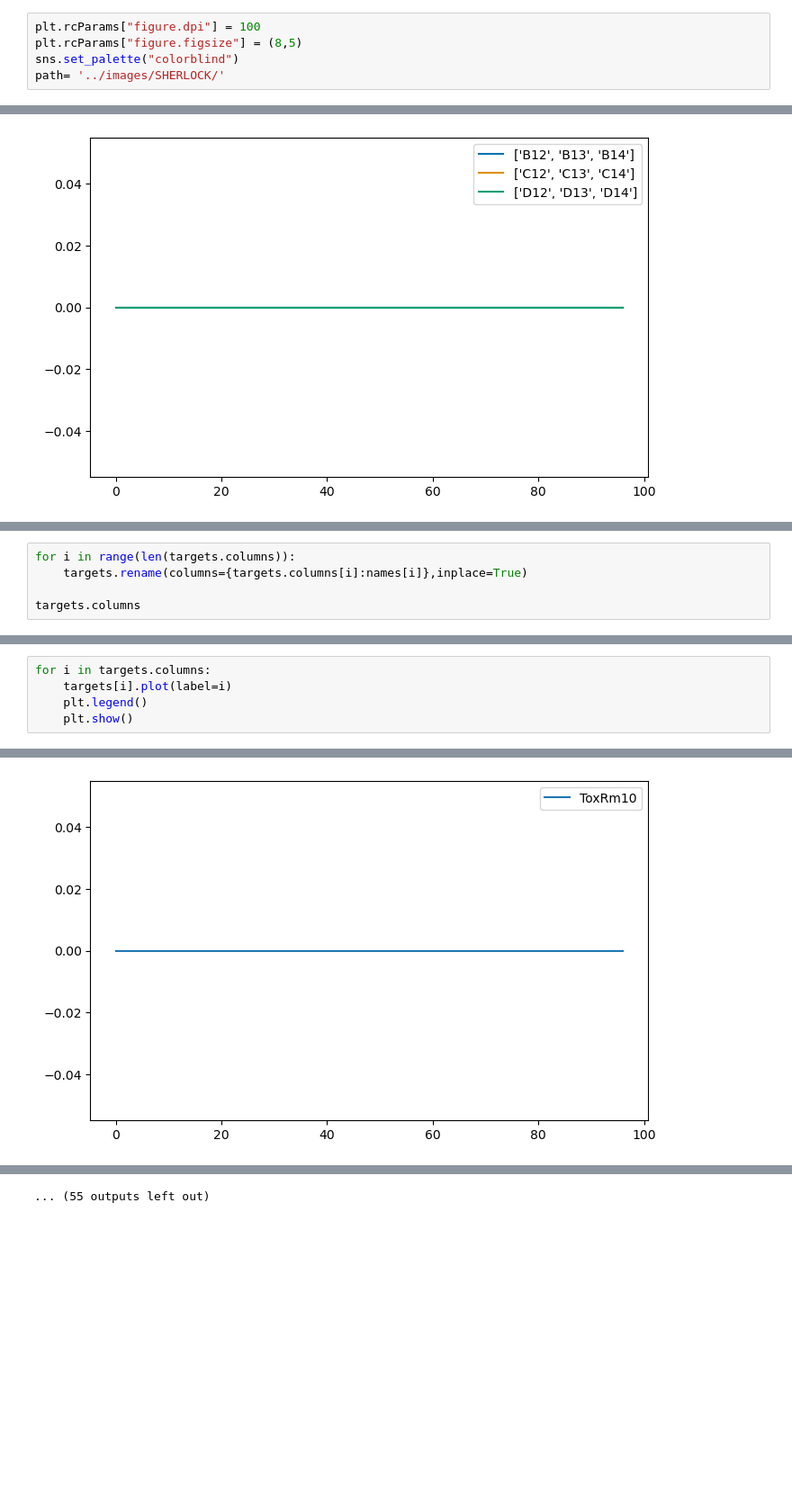
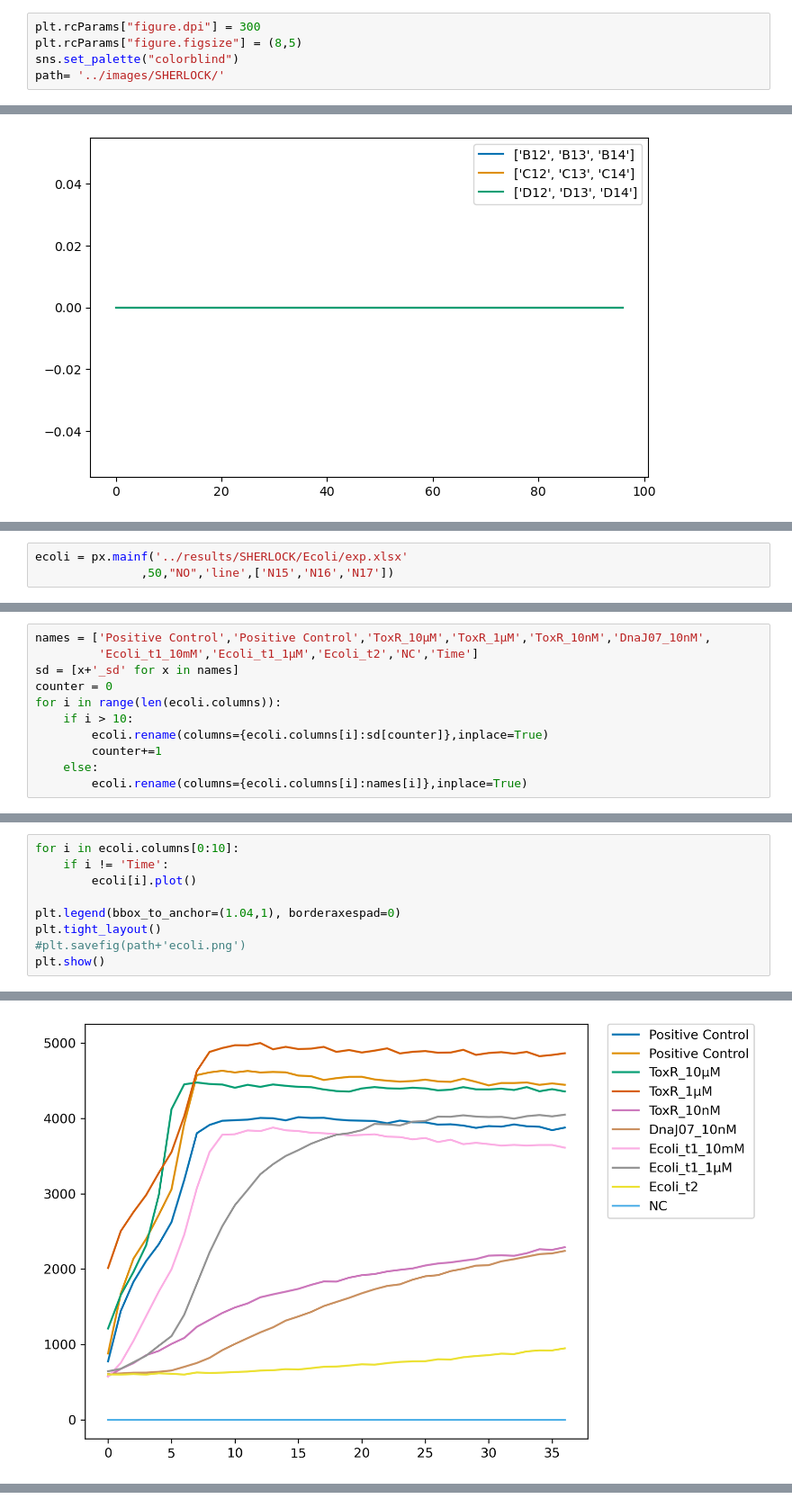
Before and after one commit to NessLfy/iGEM, a Jupyter notebook: scripts/SHERLOCK_ecoli.ipynb, the cells around one changed output, grey strips where cells are left out. Shown: that part at 90% size. Cells and saved outputs as stored; diff of their text form; blank space fills up the shorter version.

```diff
--- a/scripts/SHERLOCK_ecoli.ipynb
+++ b/scripts/SHERLOCK_ecoli.ipynb
@@ -8,7 +8,7 @@ from scipy import optimize
 import seaborn as sns
 import PyCCELL_PRFQT as px
 # %%
-plt.rcParams["figure.dpi"] = 100
+plt.rcParams["figure.dpi"] = 300
 plt.rcParams["figure.figsize"] = (8,5)
 sns.set_palette("colorblind")
 path= '../images/SHERLOCK/'
@@ -47,5 +36,0 @@ print(names)
-# %%
-for i in range(len(targets.columns)):
-    targets.rename(columns={targets.columns[i]:names[i]},inplace=True)
-
-targets.columns
@@ -69,0 +37,3 @@ Index(['PositiveC', 'ToxRm10', '100nM_Trigopus', 'SD', 'Synthetic DNA',
+# %%
+ecoli = px.mainf('../results/SHERLOCK/Ecoli/exp.xlsx'
+               ,50,"NO",'line',['N15','N16','N17'])
@@ -69,0 +55,11 @@ Index(['PositiveC', 'ToxRm10', '100nM_Trigopus', 'SD', 'Synthetic DNA',
+# %%
+names = ['Positive Control','Positive Control','ToxR_10µM','ToxR_1µM','ToxR_10nM','DnaJ07_10nM',
+         'Ecoli_t1_10mM','Ecoli_t1_1µM','Ecoli_t2','NC','Time']
+sd = [x+'_sd' for x in names]
+counter = 0
+for i in range(len(ecoli.columns)):
+    if i > 10:
+        ecoli.rename(columns={ecoli.columns[i]:sd[counter]},inplace=True)
+        counter+=1
+    else:
+        ecoli.rename(columns={ecoli.columns[i]:names[i]},inplace=True)
@@ -70,6 +75,10 @@ Index(['PositiveC', 'ToxRm10', '100nM_Trigopus', 'SD', 'Synthetic DNA',
 # %%
-for i in targets.columns:
-    targets[i].plot(label=i)
-    plt.legend()
-    plt.show()
+for i in ecoli.columns[0:10]:
+    if i != 'Time':
+        ecoli[i].plot()
+
+plt.legend(bbox_to_anchor=(1.04,1), borderaxespad=0)
+plt.tight_layout()
+#plt.savefig(path+'ecoli.png')
+plt.show()
 # %% [output]
@@ -77 +86 @@ for i in targets.columns:
-[figure, old version]
+[figure, new version]
@@ -88 +86,0 @@ for i in targets.columns:
-... (55 outputs left out)
```
Also changed, not shown: parts of 39 cells of this notebook, 47 other files.
